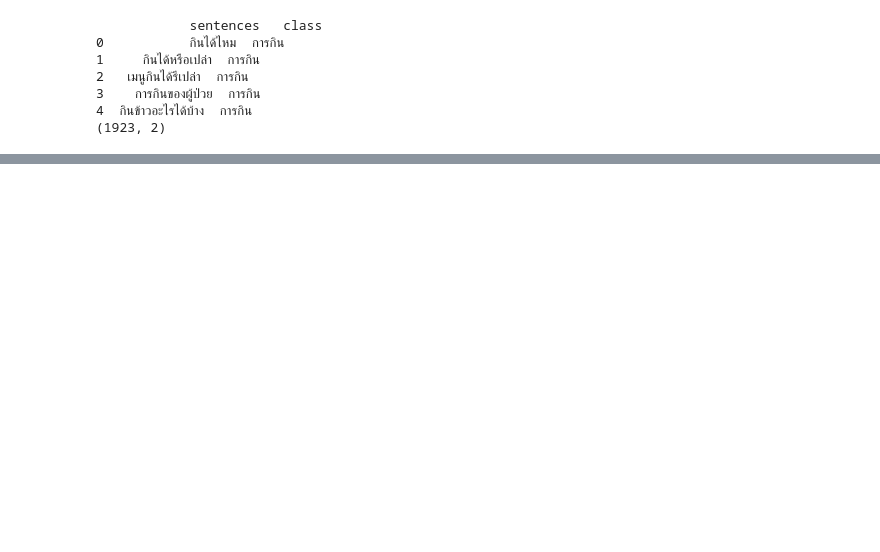
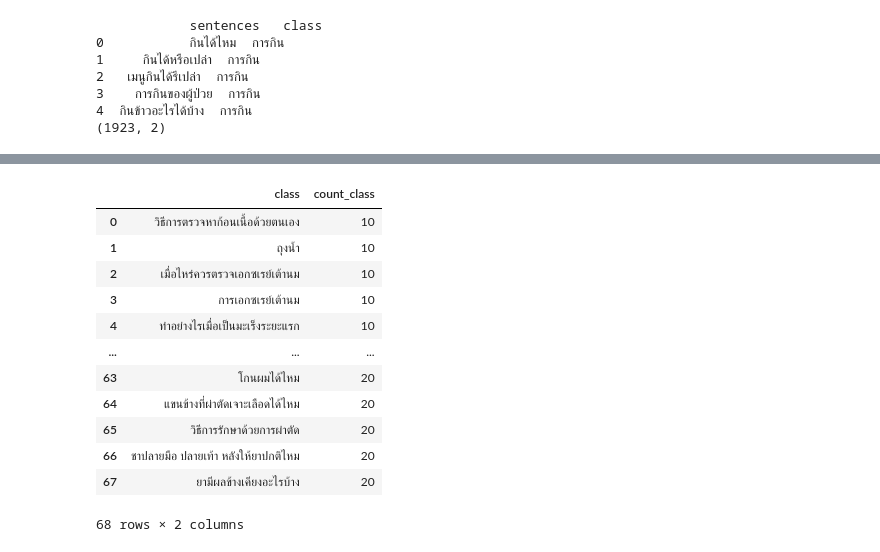
Before and after one commit to fruityty/project-nlp, a Jupyter notebook: 4_Cancer_chatbot.ipynb, the cells around one changed output, grey strips where cells are left out. Saved outputs shown, nothing was run; the diff lists cells and outputs as text; code cells hidden in the pictures; blank space fills up the shorter version.

```diff
--- a/4_Cancer_chatbot.ipynb
+++ b/4_Cancer_chatbot.ipynb
@@ -193,0 +184,20 @@ print(f"Testing Accuracy: {test_acc:.4f}")
+# %%
+# train and test result have gap in accuracy due to imbalance of classes
+# try data augment to reduce imbalance of classes
+# augment data classes have 20 instances and lower
+
+class_counts_df[class_counts_df['count_class']<=20]
+# %% [output]
+|  | class | count_class |
+| 0 | วิธีการตรวจหาก้อนเนื้อด้วยตนเอง | 10 |
+| 1 | ถุงน้ำ | 10 |
+| 2 | เมื่อไหร่ควรตรวจเอกซเรย์เต้านม | 10 |
+| 3 | การเอกซเรย์เต้านม | 10 |
+| 4 | ทำอย่างไรเมื่อเป็นมะเร็งระยะแรก | 10 |
+| ... | ... | ... |
+| 63 | โกนผมได้ไหม | 20 |
+| 64 | แขนข้างที่ผ่าตัดเจาะเลือดได้ไหม | 20 |
+| 65 | วิธีการรักษาด้วยการผ่าตัด | 20 |
+| 66 | ชาปลายมือ ปลายเท้า หลังให้ยาปกติไหม | 20 |
+| 67 | ยามีผลข้างเคียงอะไรบ้าง | 20 |
+68 rows × 2 columns
```
Also changed, not shown: parts of 9 cells of this notebook.
